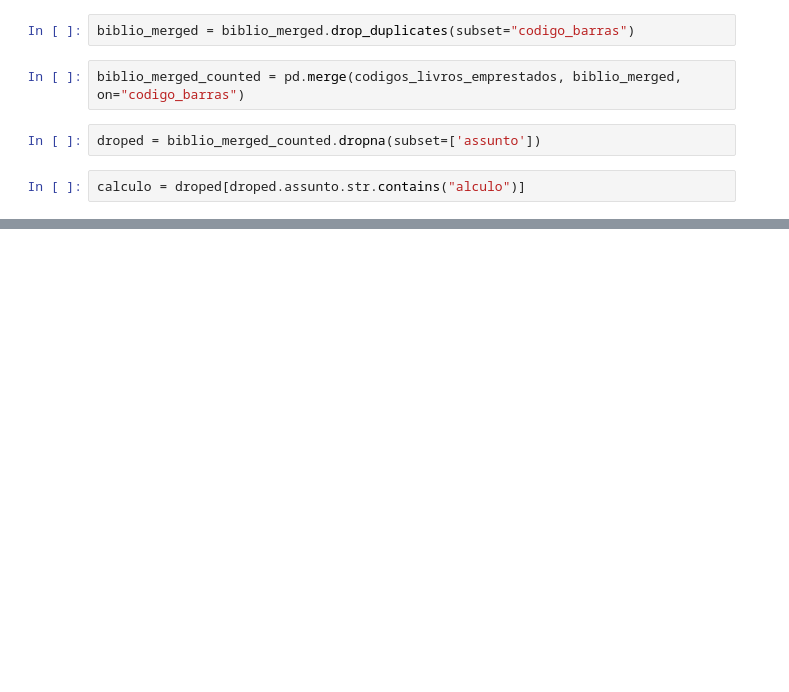
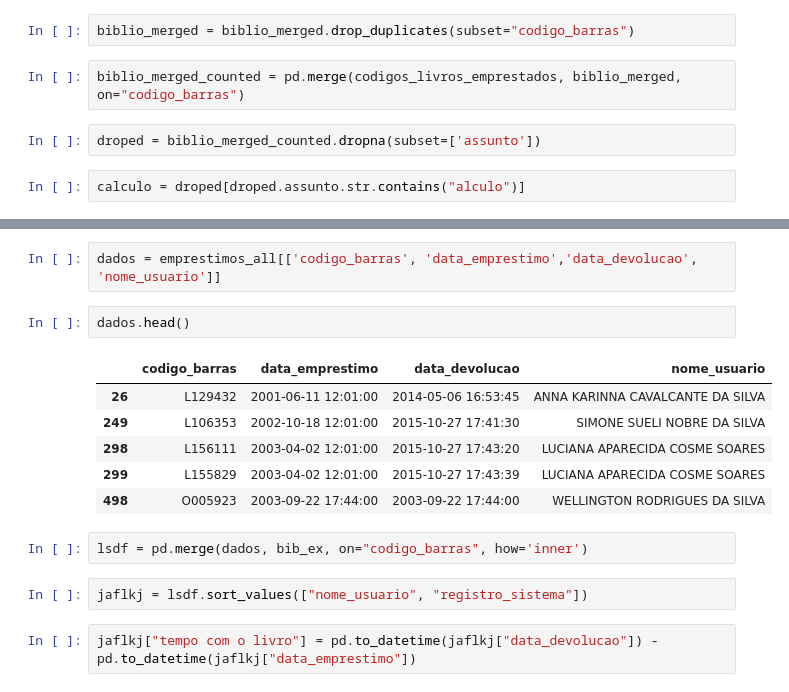
Before and after one commit to JohnVithor/Data_Science_2019_U2, a Jupyter notebook: Biblioteca.ipynb, the cells around one changed output, grey strips where cells are left out. Saved outputs shown, nothing was run; the diff lists cells and outputs as text; blank space fills up the shorter version.

```diff
--- a/Biblioteca.ipynb
+++ b/Biblioteca.ipynb
@@ -201 +193,18 @@ calculo
 239 rows × 9 columns
+# %%
+dados = emprestimos_all[['codigo_barras', 'data_emprestimo','data_devolucao', 'nome_usuario']]
+# %%
+dados.head()
+# %% [output]
+|  | codigo_barras | data_emprestimo | data_devolucao | nome_usuario |
+| 26 | L129432 | 2001-06-11 12:01:00 | 2014-05-06 16:53:45 | ANNA KARINNA CAVALCANTE DA SILVA |
+| 249 | L106353 | 2002-10-18 12:01:00 | 2015-10-27 17:41:30 | SIMONE SUELI NOBRE DA SILVA |
+| 298 | L156111 | 2003-04-02 12:01:00 | 2015-10-27 17:43:20 | LUCIANA APARECIDA COSME SOARES |
+| 299 | L155829 | 2003-04-02 12:01:00 | 2015-10-27 17:43:39 | LUCIANA APARECIDA COSME SOARES |
+| 498 | O005923 | 2003-09-22 17:44:00 | 2003-09-22 17:44:00 | WELLINGTON RODRIGUES DA SILVA |
+# %%
+lsdf = pd.merge(dados, bib_ex, on="codigo_barras", how='inner')
+# %%
+jaflkj = lsdf.sort_values(["nome_usuario", "registro_sistema"])
+# %%
+jaflkj["tempo com o livro"] = pd.to_datetime(jaflkj["data_devolucao"]) - pd.to_datetime(jaflkj["data_emprestimo"])
```
Also changed, not shown: parts of 5 cells of this notebook.
